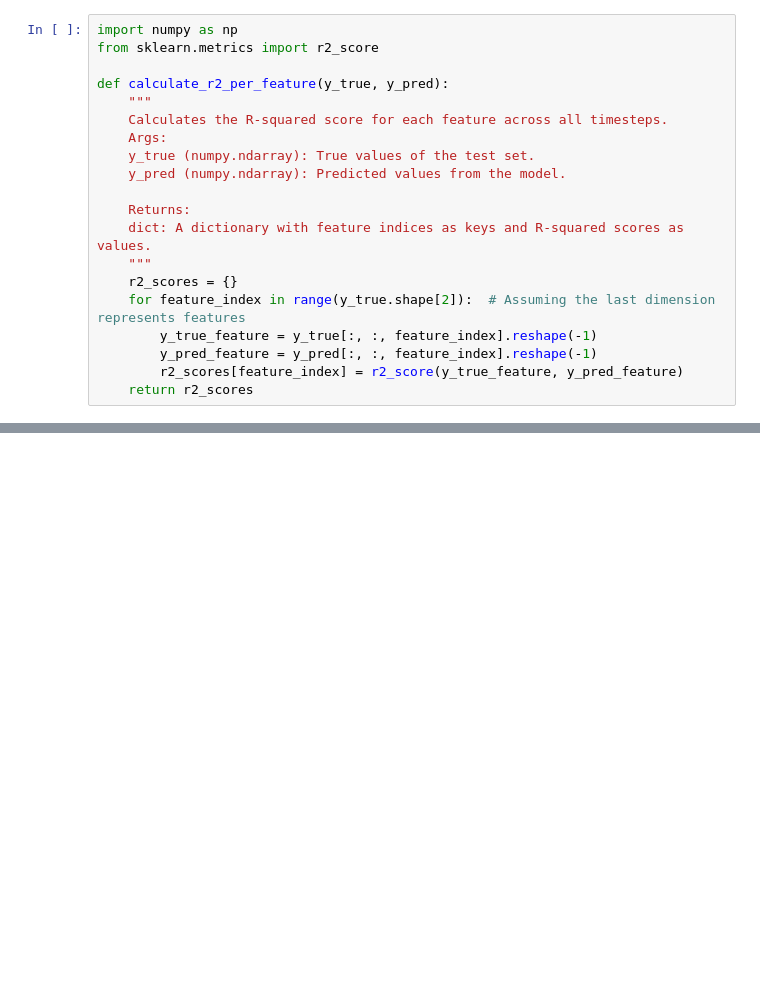
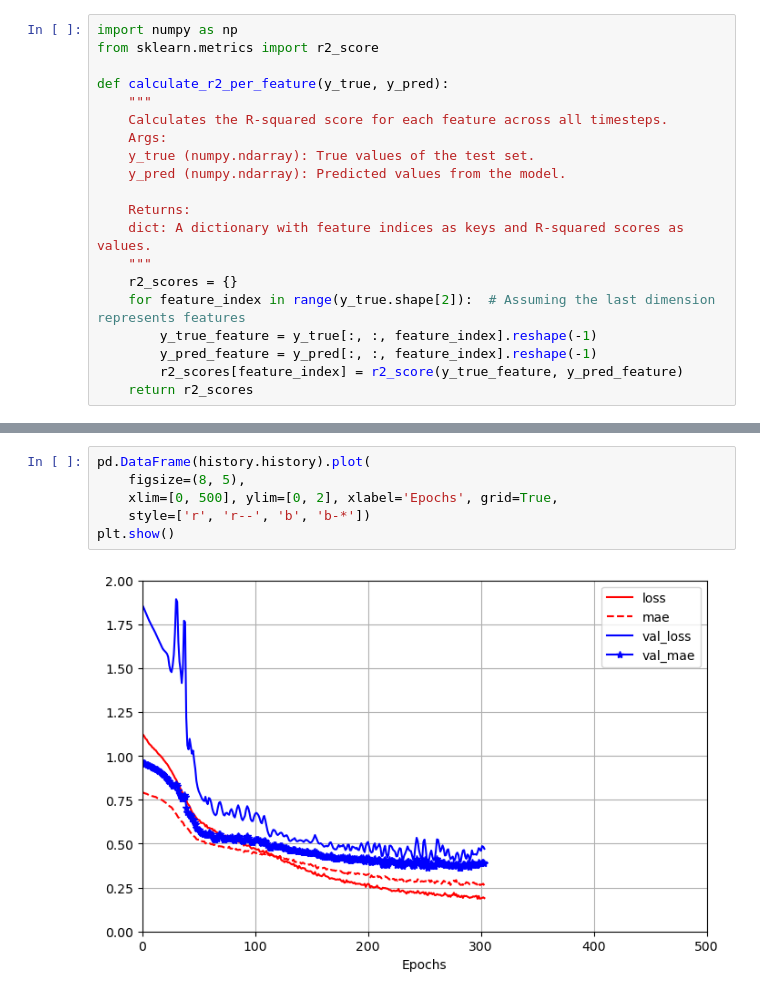
Before and after one commit to coreyddsc/aranet4-project, a Jupyter notebook: coreyd.dsc_temporary/lectures_tf_processing.ipynb, the cells around one changed output, grey strips where cells are left out. Cells and saved outputs as stored; diff of their text form; blank space fills up the shorter version.

```diff
--- a/coreyd.dsc_temporary/lectures_tf_processing.ipynb
+++ b/coreyd.dsc_temporary/lectures_tf_processing.ipynb
@@ -588,0 +585,8 @@ plt.show()
+# %%
+pd.DataFrame(history.history).plot(
+    figsize=(8, 5),
+    xlim=[0, 500], ylim=[0, 2], xlabel='Epochs', grid=True,
+    style=['r', 'r--', 'b', 'b-*'])
+plt.show()
+# %% [output]
+[figure, added]
```
Also changed, not shown: parts of 12 cells of this notebook, 1 other file.
